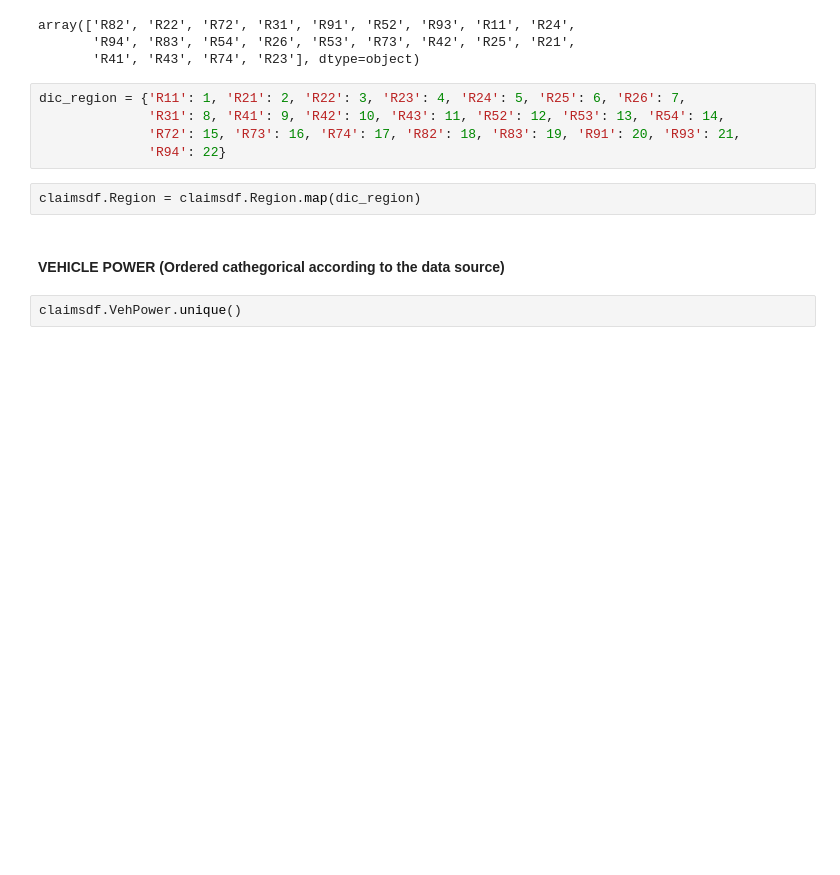
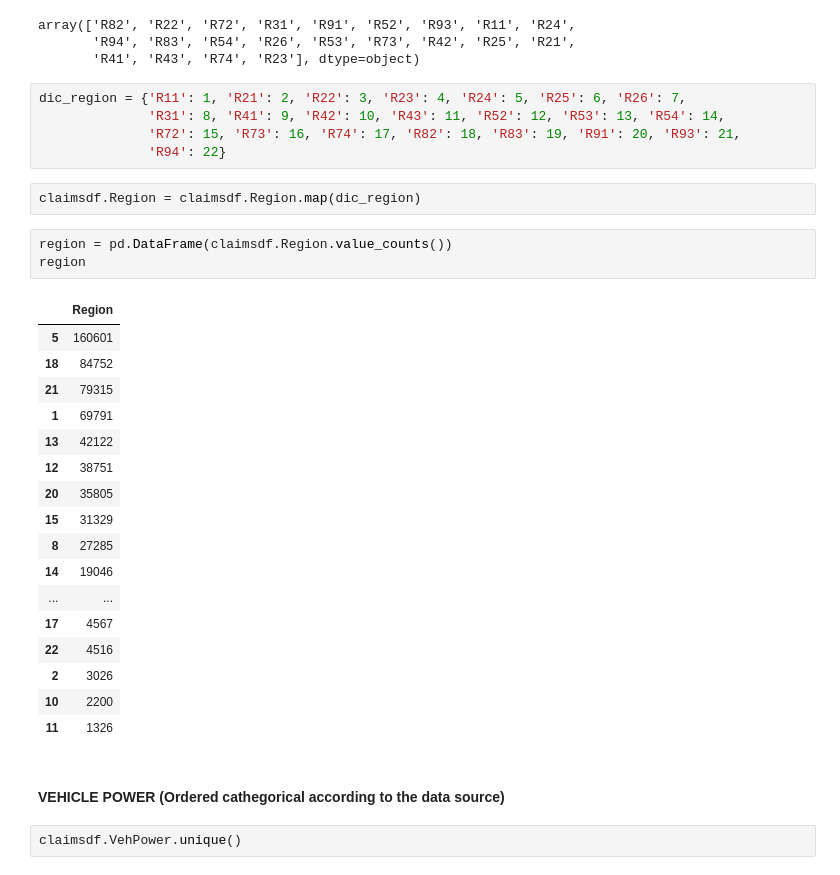
Before and after one commit to JulianTrufero/Claims-Frequency-Predicitons, a Jupyter notebook: claims_data.ipynb, the cells around one changed output. Drawn from its saved outputs; the diff is of its cells as text; blank space fills up the shorter version.

```diff
--- a/claims_data.ipynb
+++ b/claims_data.ipynb
@@ -161,6 +161,27 @@ dic_region = {'R11': 1, 'R21': 2, 'R22': 3, 'R23': 4, 'R24': 5, 'R25': 6, 'R26':
               'R94': 22}
 # %%
 claimsdf.Region = claimsdf.Region.map(dic_region)
+# %%
+region = pd.DataFrame(claimsdf.Region.value_counts())
+region
+# %% [output]
+|  | Region |
+| 5 | 160601 |
+| 18 | 84752 |
+| 21 | 79315 |
+| 1 | 69791 |
+| 13 | 42122 |
+| 12 | 38751 |
+| 20 | 35805 |
+| 15 | 31329 |
+| 8 | 27285 |
+| 14 | 19046 |
+| ... | ... |
+| 17 | 4567 |
+| 22 | 4516 |
+| 2 | 3026 |
+| 10 | 2200 |
+| 11 | 1326 |
 # %% [markdown]
 #### VEHICLE POWER (Ordered cathegorical according to the data source)
 # %%
```
Also changed, not shown: parts of 5 cells of this notebook, 1 other file.
